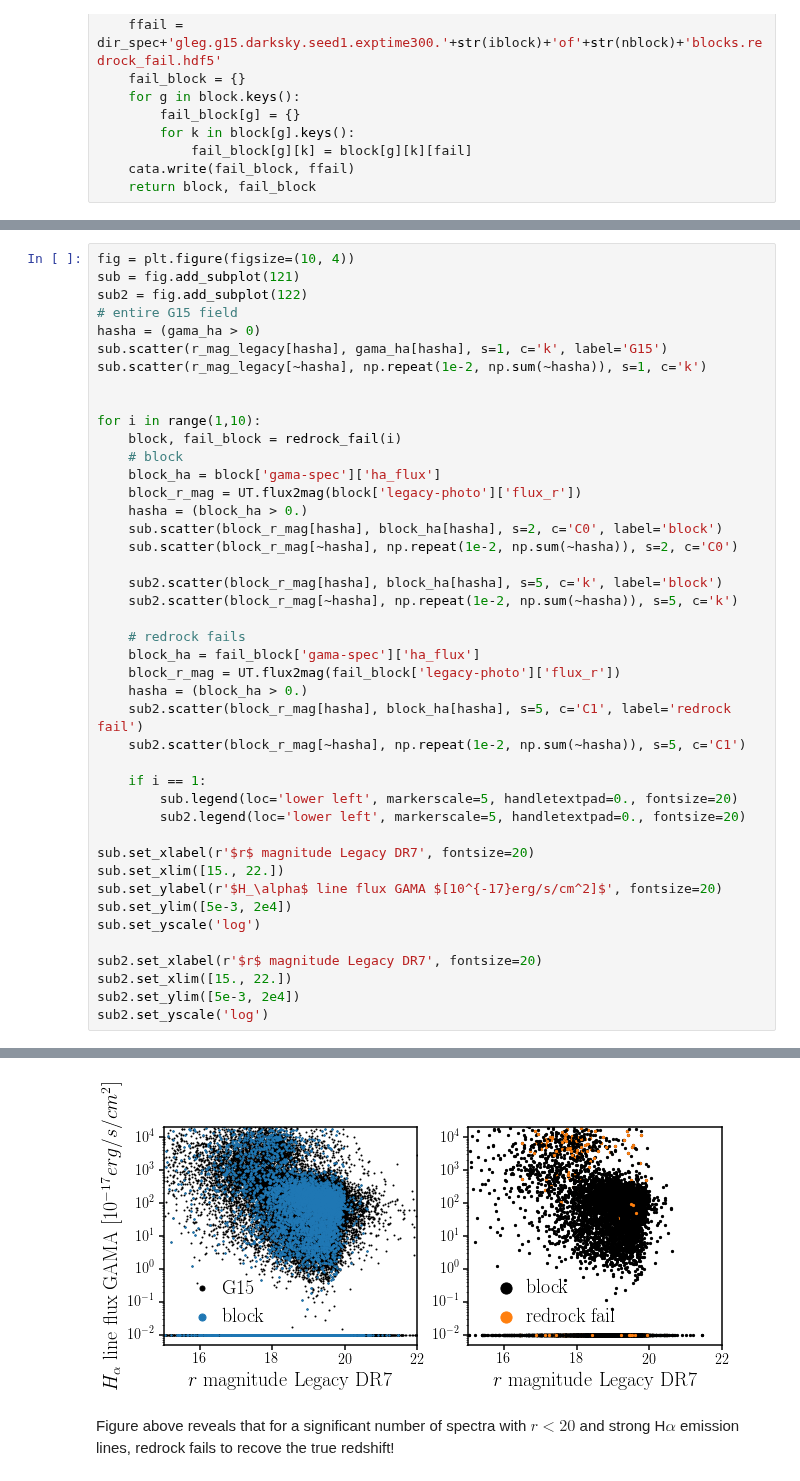
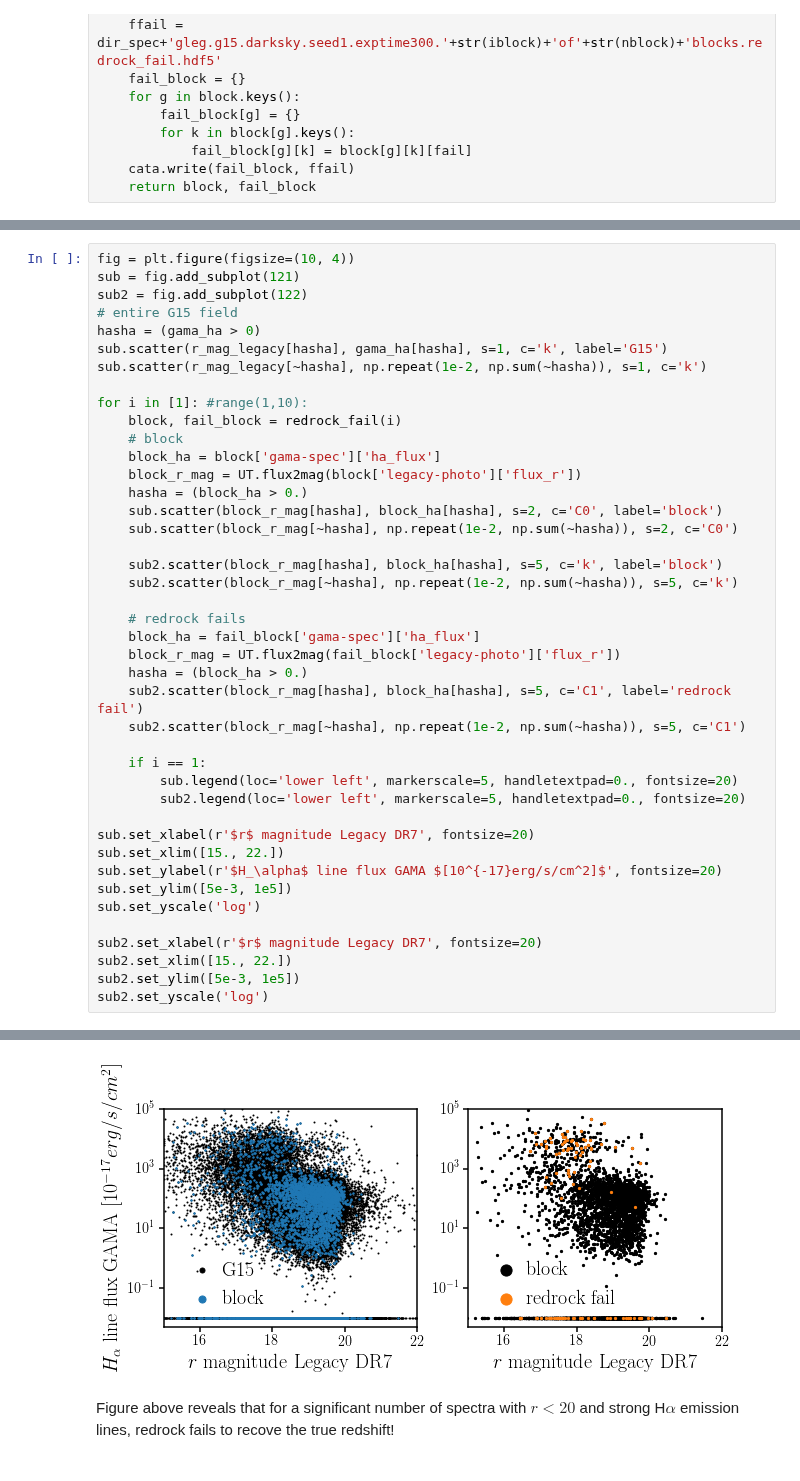
Before and after one commit to desi-bgs/feasiBGS, a Jupyter notebook: notebook/local_G3L7_redrock_zfail.ipynb, the cells around one changed output, grey strips where cells are left out. Drawn from its saved outputs; the diff is of its cells as text.

```diff
--- a/notebook/local_G3L7_redrock_zfail.ipynb
+++ b/notebook/local_G3L7_redrock_zfail.ipynb
@@ -95,8 +95,7 @@ hasha = (gama_ha > 0)
 sub.scatter(r_mag_legacy[hasha], gama_ha[hasha], s=1, c='k', label='G15')
 sub.scatter(r_mag_legacy[~hasha], np.repeat(1e-2, np.sum(~hasha)), s=1, c='k')
 
-
-for i in range(1,10):
+for i in [1]: #range(1,10):
     block, fail_block = redrock_fail(i)
     # block
     block_ha = block['gama-spec']['ha_flux']
@@ -122,11 +121,11 @@ for i in range(1,10):
 sub.set_xlabel(r'$r$ magnitude Legacy DR7', fontsize=20)
 sub.set_xlim([15., 22.])
 sub.set_ylabel(r'$H_\alpha$ line flux GAMA $[10^{-17}erg/s/cm^2]$', fontsize=20)
-sub.set_ylim([5e-3, 2e4])
+sub.set_ylim([5e-3, 1e5])
 sub.set_yscale('log')
 
 sub2.set_xlabel(r'$r$ magnitude Legacy DR7', fontsize=20)
 sub2.set_xlim([15., 22.])
-sub2.set_ylim([5e-3, 2e4])
+sub2.set_ylim([5e-3, 1e5])
 sub2.set_yscale('log')
 # %% [output]
@@ -142,3 +133,3 @@ redrock fails for 26 out of 1000 targets
-[figure, old version]
+[figure, new version]
 # %% [markdown]
 Figure above reveals that for a significant number of spectra with $r < 20$ and strong H$\alpha$ emission lines, redrock fails to recove the true redshift!
```
Also changed, not shown: parts of 3 cells of this notebook.
